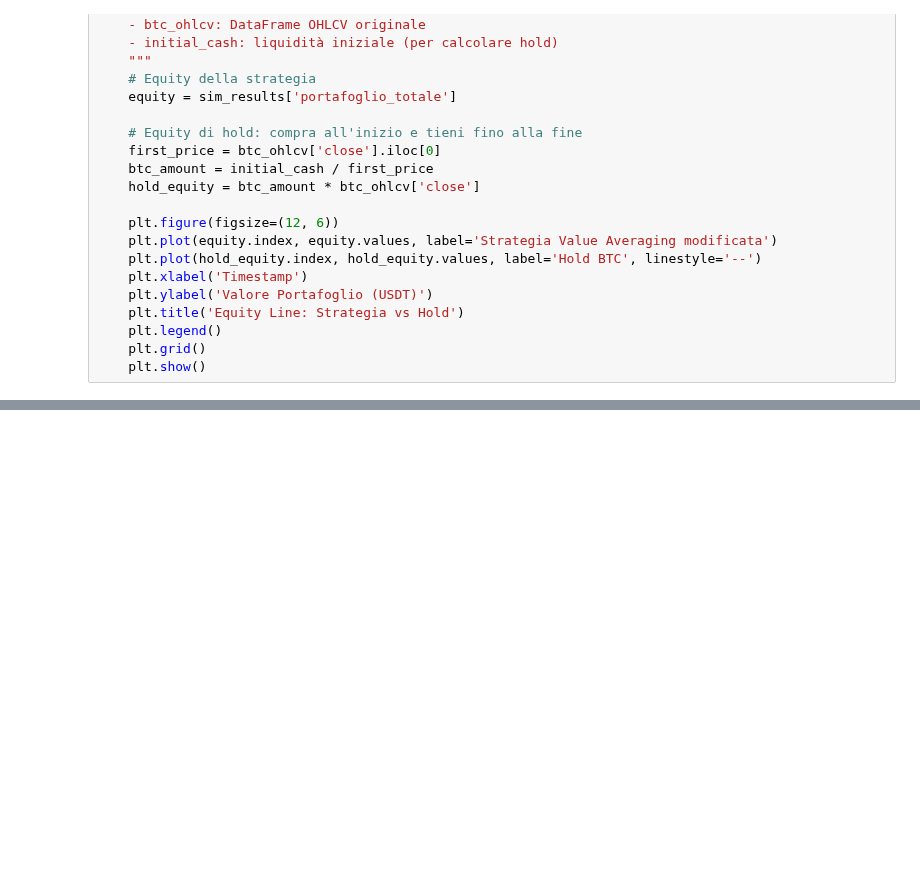
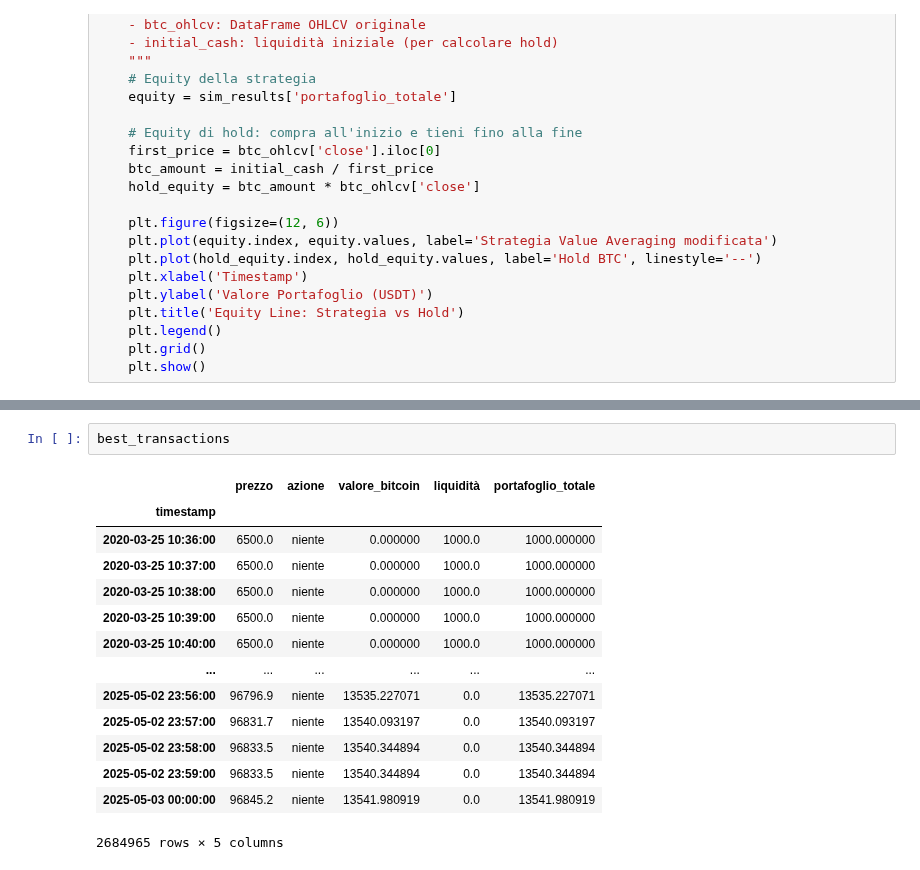
Before and after one commit to AleImbri/Crypto-strategies-simulations, a Jupyter notebook: VA modificato.ipynb, the cells around one changed output, grey strips where cells are left out. Cells and saved outputs as stored; diff of their text form; blank space fills up the shorter version.

```diff
--- a/VA modificato.ipynb
+++ b/VA modificato.ipynb
@@ -211,0 +462,17 @@ Name: count, dtype: int64
+# %%
+best_transactions
+# %% [output]
+|  | prezzo | azione | valore_bitcoin | liquidità | portafoglio_totale |
+| timestamp |  |  |  |  |  |
+| 2020-03-25 10:36:00 | 6500.0 | niente | 0.000000 | 1000.0 | 1000.000000 |
+| 2020-03-25 10:37:00 | 6500.0 | niente | 0.000000 | 1000.0 | 1000.000000 |
+| 2020-03-25 10:38:00 | 6500.0 | niente | 0.000000 | 1000.0 | 1000.000000 |
+| 2020-03-25 10:39:00 | 6500.0 | niente | 0.000000 | 1000.0 | 1000.000000 |
+| 2020-03-25 10:40:00 | 6500.0 | niente | 0.000000 | 1000.0 | 1000.000000 |
+| ... | ... | ... | ... | ... | ... |
+| 2025-05-02 23:56:00 | 96796.9 | niente | 13535.227071 | 0.0 | 13535.227071 |
+| 2025-05-02 23:57:00 | 96831.7 | niente | 13540.093197 | 0.0 | 13540.093197 |
+| 2025-05-02 23:58:00 | 96833.5 | niente | 13540.344894 | 0.0 | 13540.344894 |
+| 2025-05-02 23:59:00 | 96833.5 | niente | 13540.344894 | 0.0 | 13540.344894 |
+| 2025-05-03 00:00:00 | 96845.2 | niente | 13541.980919 | 0.0 | 13541.980919 |
+2684965 rows × 5 columns
```
Also changed, not shown: parts of 15 cells of this notebook, 1 other file.
